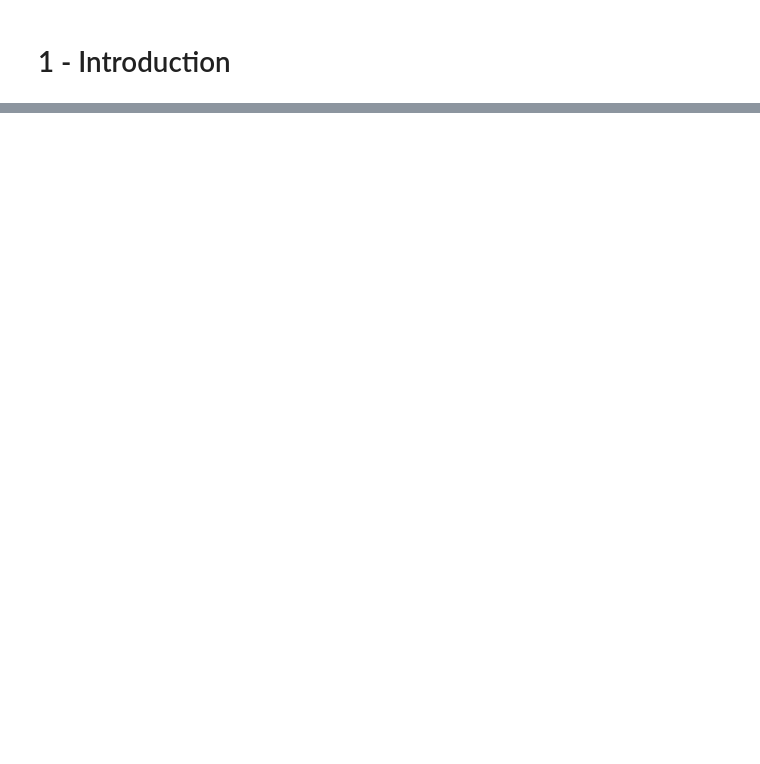
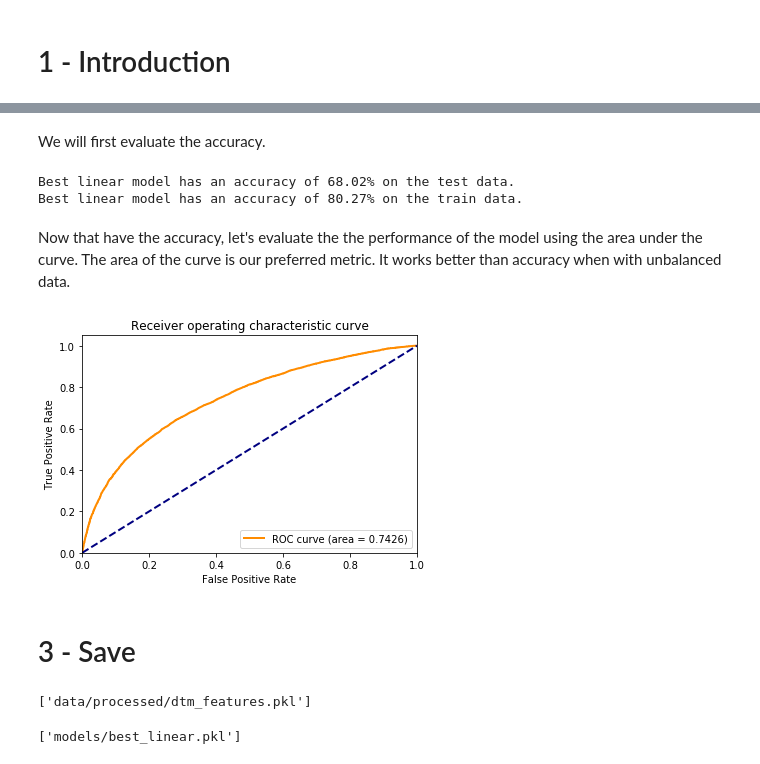
Before and after one commit to rossbm/udacity-ml-capstone, a Jupyter notebook: notebooks/2 - Create DTM and Linear Model.ipynb, the cells around one changed output, grey strips where cells are left out. Saved outputs shown, nothing was run; the diff lists cells and outputs as text; code cells hidden in the pictures; blank space fills up the shorter version.

```diff
--- a/notebooks/2 - Create DTM and Linear Model.ipynb
+++ b/notebooks/2 - Create DTM and Linear Model.ipynb
@@ -144,0 +225,15 @@ log(470000,2)
+# %%
+best_C = results.iloc[0].C
+max_features = results.iloc[0].num_features
+# %%
+%%time
+vectorizer = TfidfVectorizer(analyzer= 'word',
+                             ngram_range=(1,5),
+                             max_df = 0.8,
+                             min_df = 5,
+                             max_features = int(max_features),
+                             stop_words = 'english')
+dtm = vectorizer.fit_transform(train.full_text)
+mdl = LogisticRegression(C = best_C, solver = 'lbfgs', max_iter=2000)
+mdl.fit(dtm, train.funny)
+test_dtm = vectorizer.transform(test.full_text)
@@ -144,0 +242,31 @@ log(470000,2)
+# %% [markdown]
+We will first evaluate the accuracy.
+# %%
+test_acc = mdl.score(test_dtm, test.funny)
+train_acc = mdl.score(dtm, train.funny)
+print("Best linear model has an accuracy of {0:.2%} on the test data.".format(test_acc))
+print("Best linear model has an accuracy of {0:.2%} on the train data.".format(train_acc))
+# %% [output]
+Best linear model has an accuracy of 68.02% on the test data.
+Best linear model has an accuracy of 80.27% on the train data.
+# %% [markdown]
+Now that have the accuracy, let's evaluate the the performance of the model using the area under the curve. The area of the curve is our preferred metric. It works better than accuracy when with unbalanced data.
+# %%
+y_predicted = mdl.predict_proba(test_dtm)[:, 1]
+evaluation.roc_plot(test.funny, y_predicted, 'reports/figures/ROC_best_linear.svg')
+# %% [output]
+[figure, added]
+# %% [markdown]
+# 3 - Save
+# %%
+dtm_dict = {'train' : dtm,
+            'test' : test_dtm,
+            'vectorizer' : vectorizer}
+
+joblib.dump(dtm_dict, 'data/processed/dtm_features.pkl')
+# %% [output]
+['data/processed/dtm_features.pkl']
+# %%
+joblib.dump(mdl, 'models/best_linear.pkl')
+# %% [output]
+['models/best_linear.pkl']
```
Also changed, not shown: parts of 56 cells of this notebook, 22 other files.
